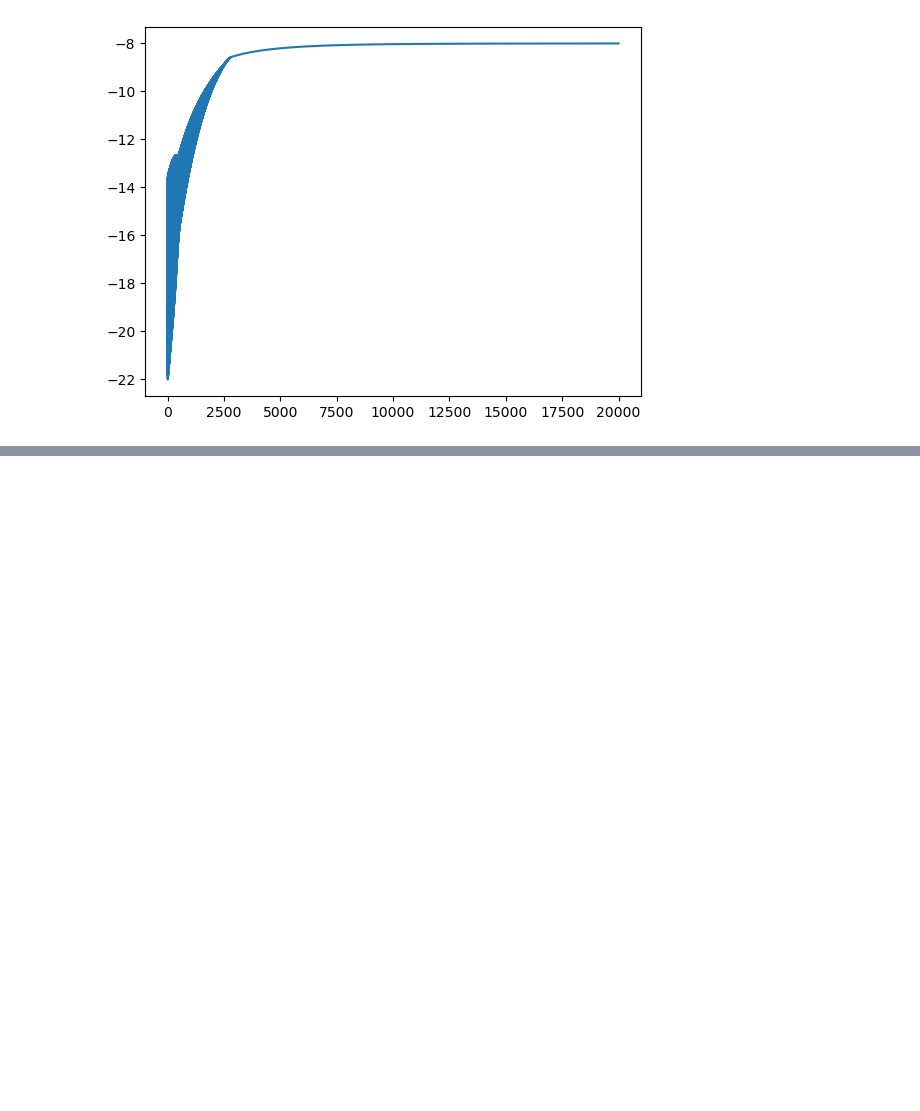
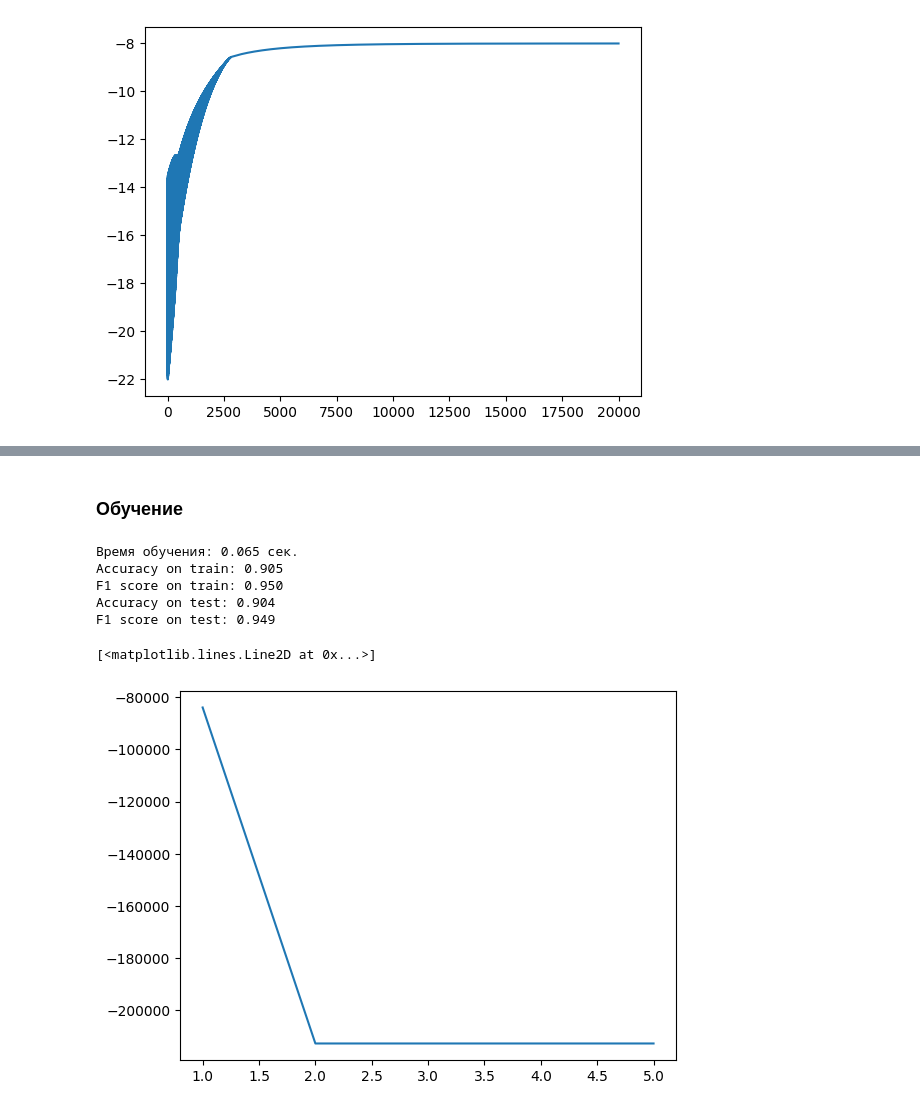
Before and after one commit to ekatfil/FA, a Jupyter notebook: 3 курс/2 сем/Оптимизационные задачи в машинном обучении/Logistic_Regression_Филиппова_Екатерина_ПИ21_7.ipynb, the cells around one changed output, grey strips where cells are left out. Saved outputs shown, nothing was run; the diff lists cells and outputs as text; code cells hidden in the pictures; blank space fills up the shorter version.

```diff
--- a/3 курс/2 сем/Оптимизационные задачи в машинном обучении/Logistic_Regression_Филиппова_Екатерина_ПИ21_7.ipynb
+++ b/3 курс/2 сем/Оптимизационные задачи в машинном обучении/Logistic_Regression_Филиппова_Екатерина_ПИ21_7.ipynb
@@ -173,0 +528,13 @@ target - класс риска, равный 1, если заключение д
+# %%
+categorical_cols = ['variable_20']
+# %%
+encoded_dfs = []
+for col in categorical_cols:
+    encoded_df = create_dummy_variables(df, col)
+    encoded_dfs.append(encoded_df)
+# %%
+# Объединим dummy переменные с исходным DataFrame
+df_encoded = pd.concat([df] + encoded_dfs, axis=1)
+# %%
+# Удалим исходные категориальные столбцы, так как теперь у нас есть dummy переменные
+df_encoded.drop(categorical_cols, axis=1, inplace=True)
@@ -173,0 +597,2 @@ target - класс риска, равный 1, если заключение д
+# %% [markdown]
+### Обучение
@@ -173,0 +656,11 @@ target - класс риска, равный 1, если заключение д
+# %%
+steps, errors = train_and_eval(df_encoded, 'LL')
+plt.plot(steps, errors)
+# %% [output]
+Время обучения: 0.065 сек.
+Accuracy on train: 0.905
+F1 score on train: 0.950
+Accuracy on test: 0.904
+F1 score on test: 0.949
+[<matplotlib.lines.Line2D at 0x...>]
+[figure, added]
```
Also changed, not shown: parts of 45 cells of this notebook, 46 other files.
